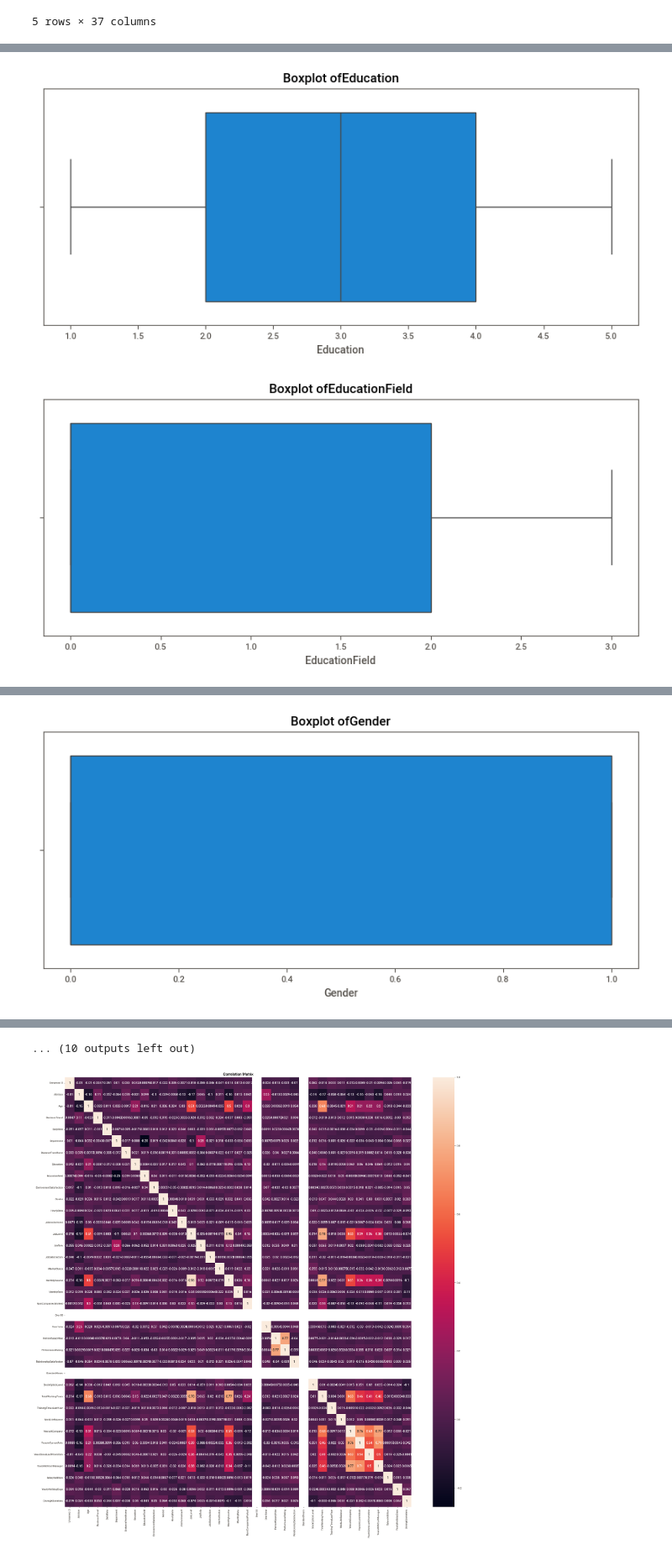
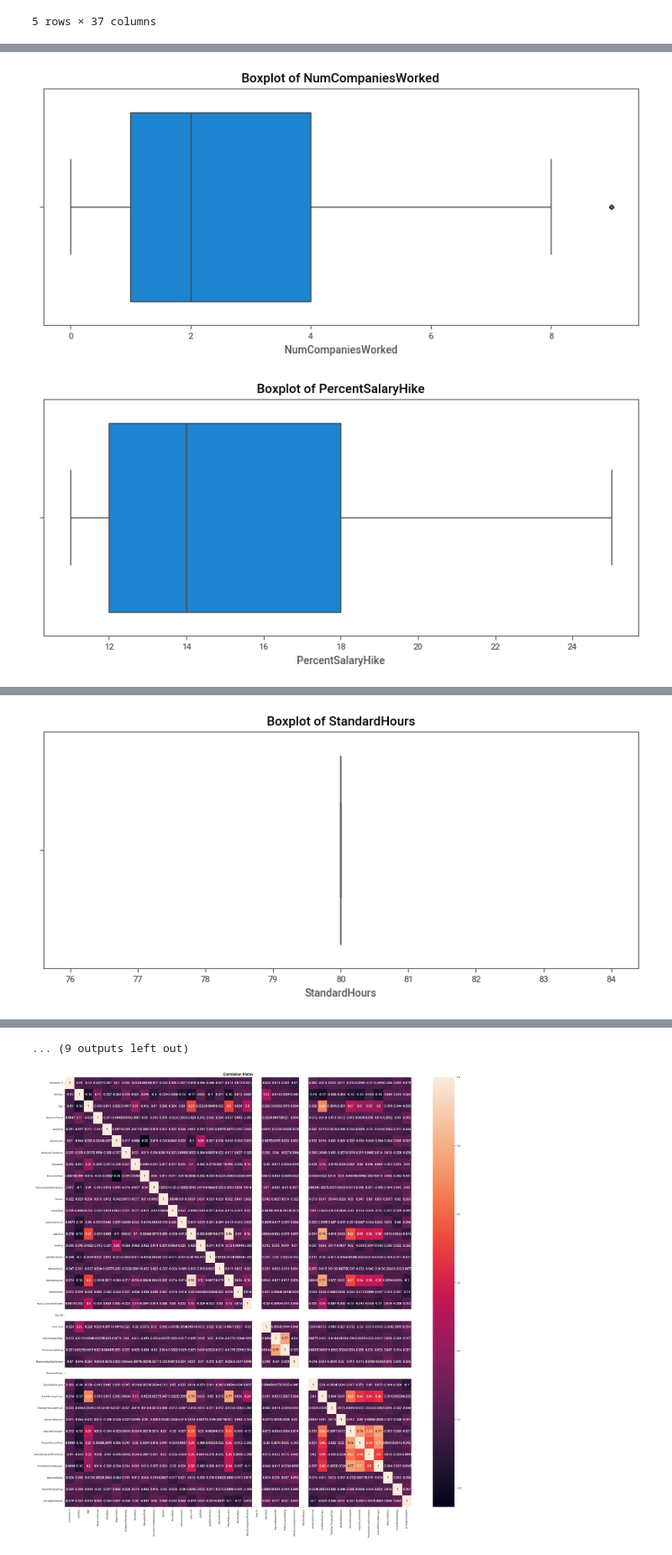
Before and after one commit to Qossai/EDA-Analysis, a Jupyter notebook: Exercice_1_EDA_and_Data_Cleansing.ipynb, the cells around one changed output, grey strips where cells are left out. Shown at 84% size. Cells and saved outputs as stored; diff of their text form; code cells hidden in the pictures.

```diff
--- a/Exercice_1_EDA_and_Data_Cleansing.ipynb
+++ b/Exercice_1_EDA_and_Data_Cleansing.ipynb
@@ -284,10 +284,13 @@ df.head()
 | 4 | 4 | 0 | 27.0 | 0.0 | 591.0 | 1 | 2.0 | 1 | ... |
 5 rows × 37 columns
 # %%
-for column in df.columns:
+continuous = ['Unnamed: 0', 'Age', 'DailyRate', 'DistanceFromHome', 'HourlyRate', 'MonthlyIncome', 'MonthlyRate', 'NumCompaniesWorked', 'PercentSalaryHike', 'PerformanceRating',
+              'StandardHours', 'TotalWorkingYears', 'TrainingTimesLastYear', 'WorkLifeBalance', 'YearsAtCompany', 'YearsInCurrentRole', 'YearsSinceLastPromotion', 'YearsWithCurrManager',
+              'SalaryAddition', 'YearlyHollidayDays', 'DrivingKilometers']
+for column in continuous:
   plt.figure(figsize = (10,4))
   sns.boxplot(x = df[column])
-  plt.title('Boxplot of' + column)
+  plt.title('Boxplot of ' + column)
   plt.show()
 # %% [output]
 [figure]
@@ -300,2 +303,2 @@ for column in df.columns:
-[figure, old version]
+[figure, new version]
-[figure, old version]
+[figure, new version]
@@ -303 +306 @@ for column in df.columns:
-[figure, old version]
+[figure, new version]
@@ -305,4 +308,4 @@ for column in df.columns:
-... (10 outputs left out)
+... (9 outputs left out)
 # %%
 # Generate a correlation matrix using the 'corr()' method.
 corr_matrix = df.corr()
```
Also changed, not shown: parts of 1 cell of this notebook.
